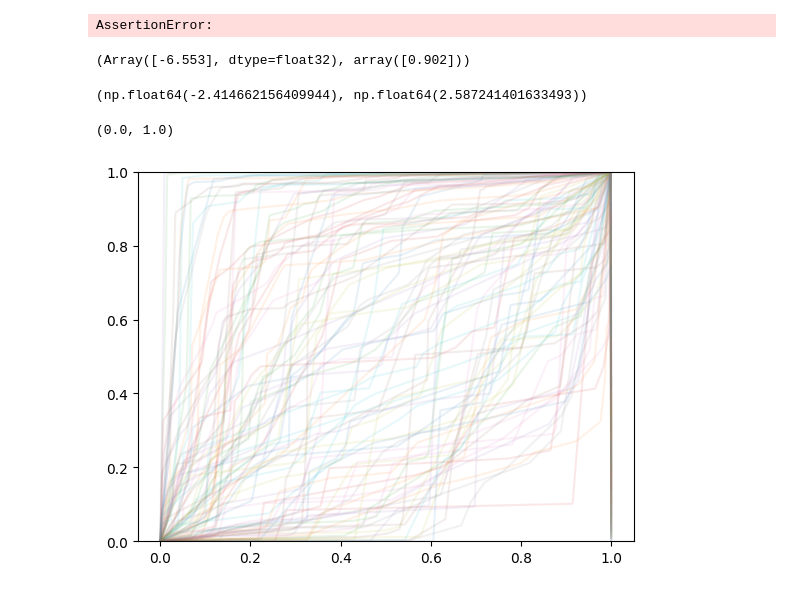
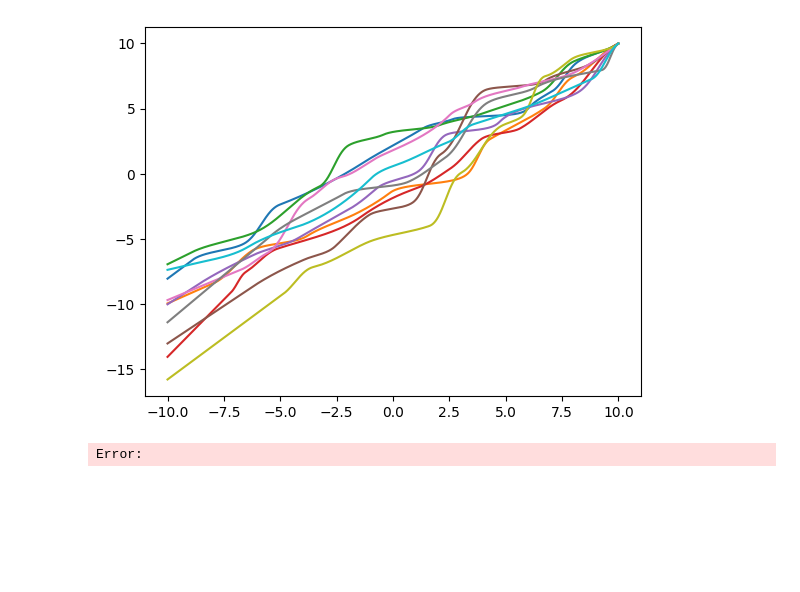
Before and after one commit to mackelab/probjax, a Jupyter notebook: examples/utils/bijective.ipynb, the cells around one changed output. Cells and saved outputs as stored; diff of their text form; code cells hidden in the pictures; blank space fills up the shorter version.

Commit message:
more bijective

```diff
--- a/examples/utils/bijective.ipynb
+++ b/examples/utils/bijective.ipynb
@@ -6,6 +6,6 @@ import jax
 import jax.numpy as jnp
 import numpy as np
 
-from probjax.nn.bijective import rational_quadratic_spline, linear_spline
-
-jax.config.update("jax_platform_name", "cpu")
+from functools import partial
+import matplotlib.pyplot as plt
+from probjax.nn.bijective import rational_quadratic_spline, rational_linear_spline, piecewise_affine_spline, monotone_hermite_cubic_spline
@@ -20,44 +12,10 @@ NUM_BINS = 10
-# %%
-for _ in range(100):
-    params = np.random.randn(NUM_BINS*3)
-    x = np.random.randn(1)
-
-    y = linear_spline(params, x)
-    x_rec, logdet = linear_spline.inv_and_logdet(params, y)
-    assert jnp.isfinite(y)
-    assert jnp.isfinite(x_rec)
-    assert jnp.isfinite(logdet)
-    assert jnp.allclose(x, x_rec, atol=1e-1)
-# %% [output]
-AssertionError:
-# %%
-x_rec, x
-# %% [output]
-(Array([-6.553], dtype=float32), array([0.902]))
-# %%
-params.min(), params.max()
-# %% [output]
-(np.float64(-2.414662156409944), np.float64(2.587241401633493))
-# %%
-from functools import partial
-
-
-x_line = jnp.linspace(0, 1, 1000)
-params = np.random.randn(1000, NUM_BINS*3)
-params1 = np.random.randn(100,NUM_BINS)
-params2 = np.random.randn(100,NUM_BINS).cumsum(-1)
-params3 = np.random.randn(100,NUM_BINS)
-params = jnp.concatenate([params1, params2, params3], axis=1)
-_f = jax.vmap(partial(linear_spline, range_min_y=0, range_max_y=1, range_min_x=0., range_max_x=1., bounded=True), in_axes=(None, 0))
-__f = jax.vmap(_f, in_axes=(0, None))
-
-y_lines = __f(params, x_line)
-
-assert jnp.isfinite(y_lines).all()
-# %%
-import matplotlib.pyplot as plt
-_ = plt.plot(x_line, y_lines.T, alpha=0.1)
-plt.ylim(0, 1)
-# %% [output]
-(0.0, 1.0)
-[figure, removed]
+# %%
+NUM_BINS = 10
+for i in range(10):
+    params = np.random.randn(NUM_BINS*3)*0.5
+    x = jnp.linspace(-10, 10, 1000)
+    y = jax.vmap(rational_quadratic_spline, in_axes=(None,0))(params, x)
+    plt.plot(x, y)
+# %% [output]
+[figure, added]
+Error:
```
Also changed, not shown: parts of 10 cells of this notebook, 1 other file.
